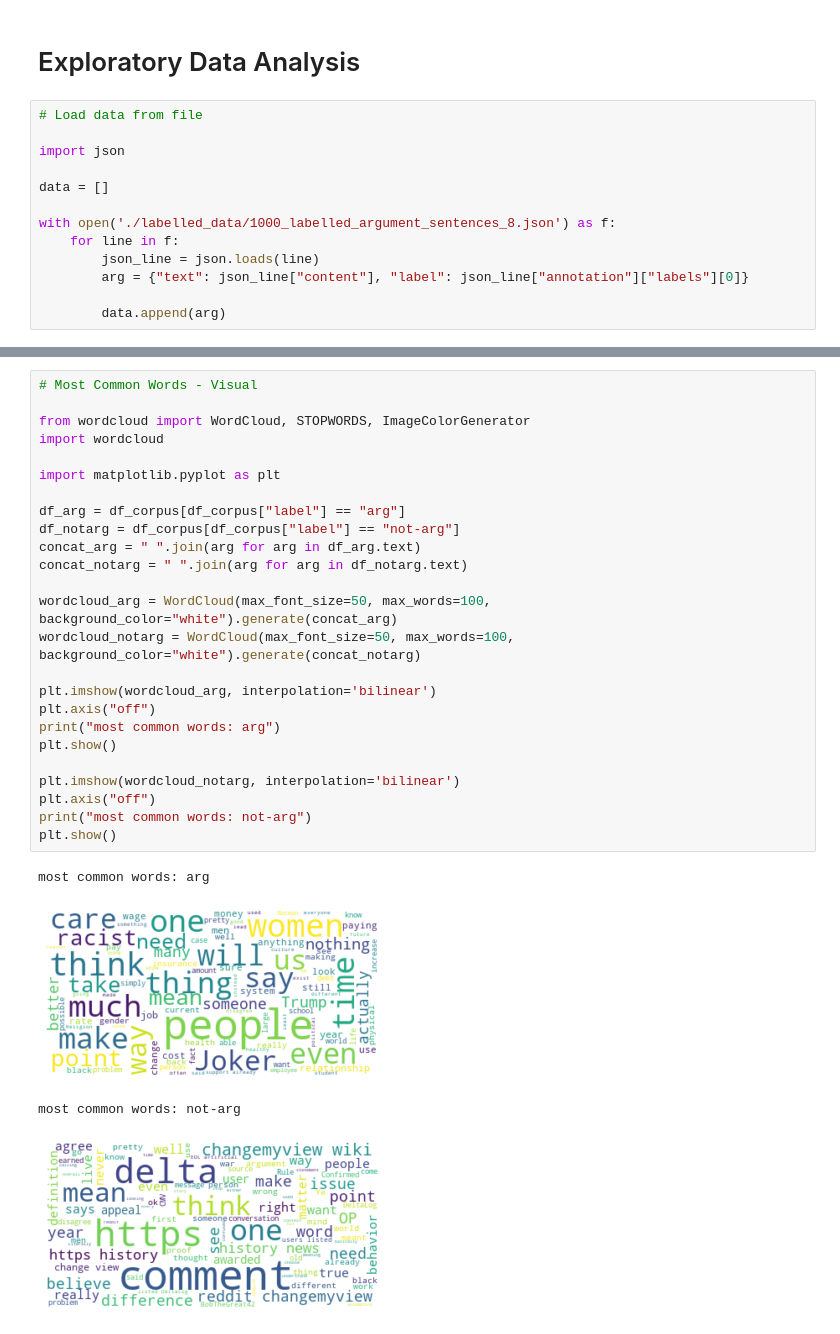
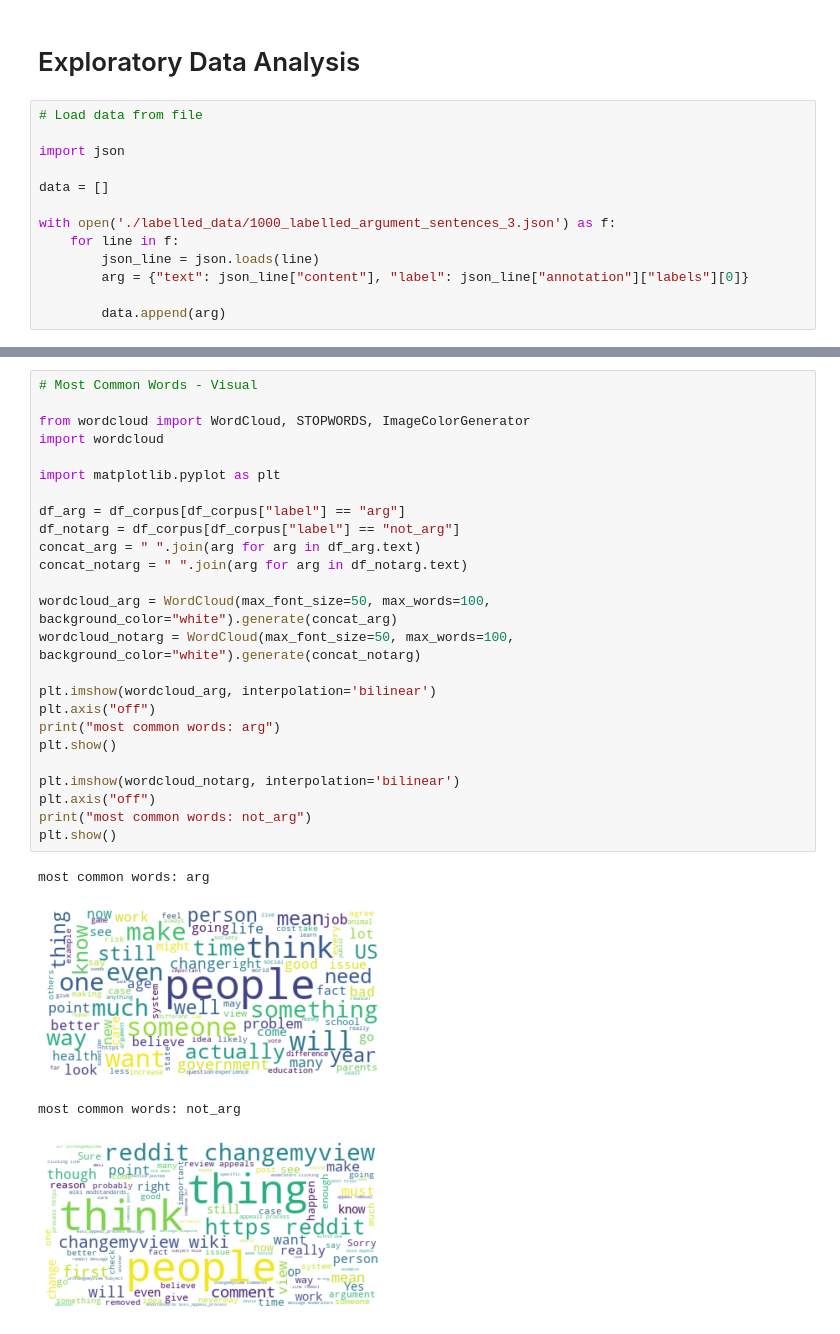
Before and after one commit to Effsy/reddit-arg, a Jupyter notebook: 2_eda_argument_detection.ipynb, the cells around one changed output, grey strips where cells are left out. Saved outputs shown, nothing was run; the diff lists cells and outputs as text.

```diff
--- a/2_eda_argument_detection.ipynb
+++ b/2_eda_argument_detection.ipynb
@@ -7,7 +7,7 @@ import json
 
 data = []
 
-with open('./labelled_data/1000_labelled_argument_sentences_8.json') as f:
+with open('./labelled_data/1000_labelled_argument_sentences_3.json') as f:
     for line in f:
         json_line = json.loads(line)
         arg = {"text": json_line["content"], "label": json_line["annotation"]["labels"][0]}
@@ -118,33 +120,33 @@ dtype: int64
 # %%
 # Most Common Words - Visual
 
 from wordcloud import WordCloud, STOPWORDS, ImageColorGenerator
 import wordcloud
 
 import matplotlib.pyplot as plt
 
 df_arg = df_corpus[df_corpus["label"] == "arg"]
-df_notarg = df_corpus[df_corpus["label"] == "not-arg"]
+df_notarg = df_corpus[df_corpus["label"] == "not_arg"]
 concat_arg = " ".join(arg for arg in df_arg.text)
 concat_notarg = " ".join(arg for arg in df_notarg.text)
 
 wordcloud_arg = WordCloud(max_font_size=50, max_words=100, background_color="white").generate(concat_arg)
 wordcloud_notarg = WordCloud(max_font_size=50, max_words=100, background_color="white").generate(concat_notarg)
 
 plt.imshow(wordcloud_arg, interpolation='bilinear')
 plt.axis("off")
 print("most common words: arg")
 plt.show()
 
 plt.imshow(wordcloud_notarg, interpolation='bilinear')
 plt.axis("off")
-print("most common words: not-arg")
+print("most common words: not_arg")
 plt.show()
 # %% [output]
 most common words: arg
-[figure, old version]
+[figure, new version]
-most common words: not-arg
+most common words: not_arg
-[figure, old version]
+[figure, new version]
 # %%
 # Full vocabulary of dataset and number of occurances
 print(pd.DataFrame(df_dtm.sum()))
```
Also changed, not shown: parts of 12 cells of this notebook, 2 other files.
